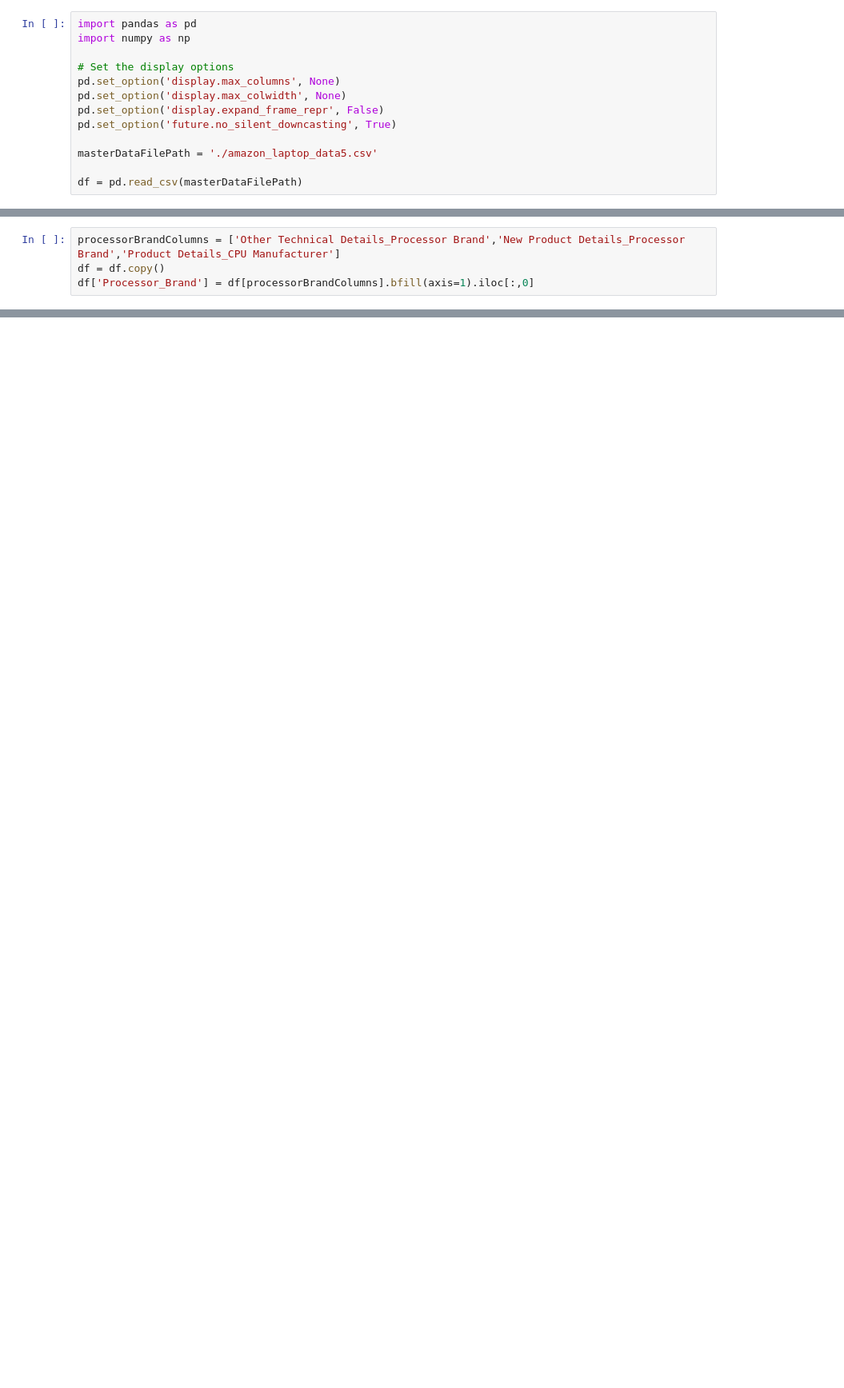
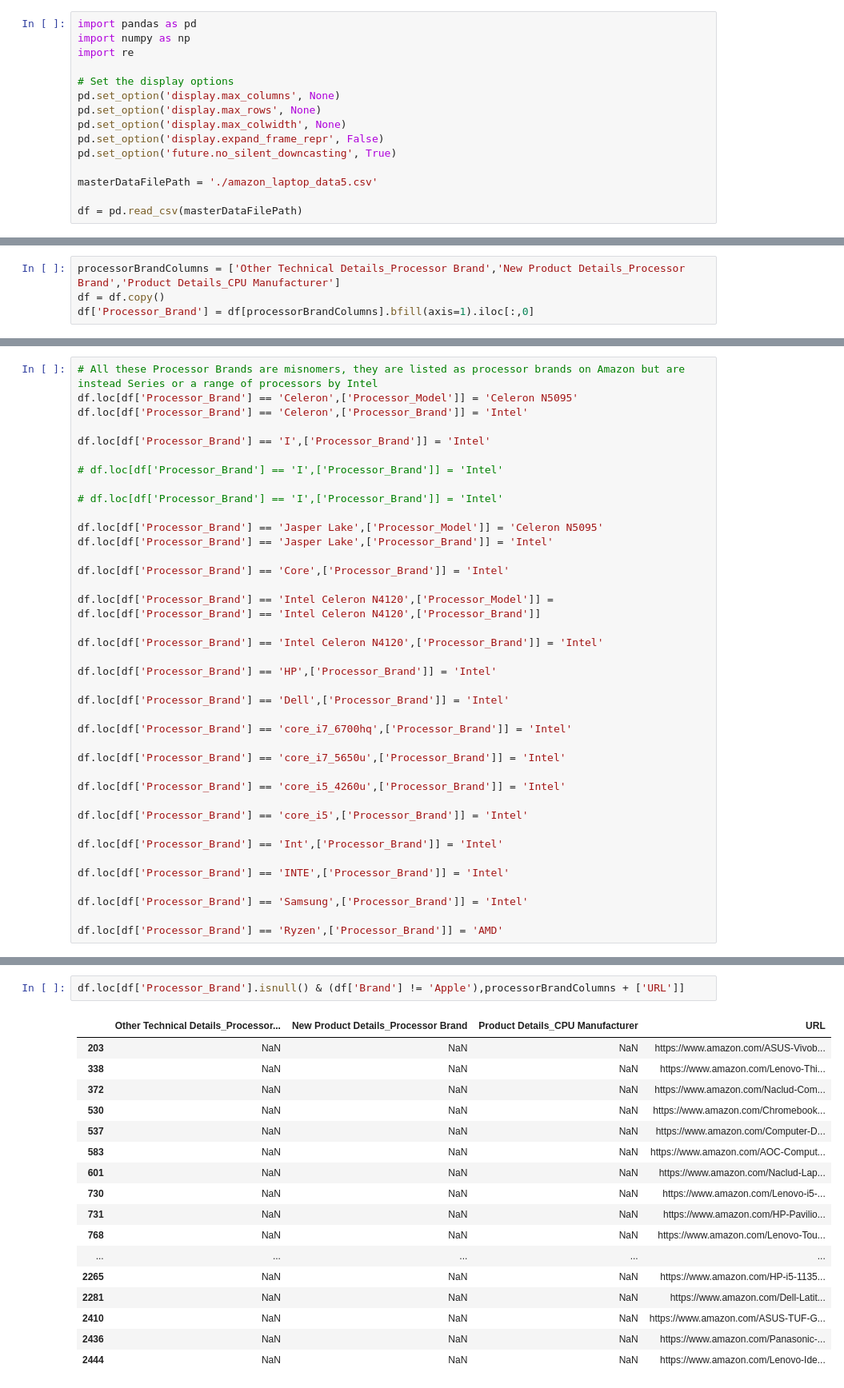
Before and after one commit to VaibhavSaran/CSE-587-PROJECT-LAPTRACK, a Jupyter notebook: Phase2/dataCollection/amazon/amazonCleaning.ipynb, the cells around one changed output, grey strips where cells are left out. Shown at 80% size. Drawn from its saved outputs; the diff is of its cells as text; blank space fills up the shorter version.

```diff
--- a/Phase2/dataCollection/amazon/amazonCleaning.ipynb
+++ b/Phase2/dataCollection/amazon/amazonCleaning.ipynb
@@ -1,9 +1,11 @@
 # %%
 import pandas as pd
 import numpy as np
+import re
 
 # Set the display options
 pd.set_option('display.max_columns', None)
+pd.set_option('display.max_rows', None)
 pd.set_option('display.max_colwidth', None)
 pd.set_option('display.expand_frame_repr', False)
 pd.set_option('future.no_silent_downcasting', True)
@@ -63,0 +164,39 @@ df['Processor_Brand'] = df[processorBrandColumns].bfill(axis=1).iloc[:,0]
+# %%
+# All these Processor Brands are misnomers, they are listed as processor brands on Amazon but are instead Series or a range of processors by Intel
+df.loc[df['Processor_Brand'] == 'Celeron',['Processor_Model']] = 'Celeron N5095'
+df.loc[df['Processor_Brand'] == 'Celeron',['Processor_Brand']] = 'Intel'
+
+df.loc[df['Processor_Brand'] == 'I',['Processor_Brand']] = 'Intel'
+
+# df.loc[df['Processor_Brand'] == 'I',['Processor_Brand']] = 'Intel'
+
+# df.loc[df['Processor_Brand'] == 'I',['Processor_Brand']] = 'Intel'
+
+df.loc[df['Processor_Brand'] == 'Jasper Lake',['Processor_Model']] = 'Celeron N5095'
+df.loc[df['Processor_Brand'] == 'Jasper Lake',['Processor_Brand']] = 'Intel'
+
+df.loc[df['Processor_Brand'] == 'Core',['Processor_Brand']] = 'Intel'
+
+df.loc[df['Processor_Brand'] == 'Intel Celeron N4120',['Processor_Model']] = df.loc[df['Processor_Brand'] == 'Intel Celeron N4120',['Processor_Brand']]
+
+df.loc[df['Processor_Brand'] == 'Intel Celeron N4120',['Processor_Brand']] = 'Intel'
+
+df.loc[df['Processor_Brand'] == 'HP',['Processor_Brand']] = 'Intel'
+
+df.loc[df['Processor_Brand'] == 'Dell',['Processor_Brand']] = 'Intel'
+
+df.loc[df['Processor_Brand'] == 'core_i7_6700hq',['Processor_Brand']] = 'Intel'
+
+df.loc[df['Processor_Brand'] == 'core_i7_5650u',['Processor_Brand']] = 'Intel'
+
+df.loc[df['Processor_Brand'] == 'core_i5_4260u',['Processor_Brand']] = 'Intel'
+
+df.loc[df['Processor_Brand'] == 'core_i5',['Processor_Brand']] = 'Intel'
+
+df.loc[df['Processor_Brand'] == 'Int',['Processor_Brand']] = 'Intel'
+
+df.loc[df['Processor_Brand'] == 'INTE',['Processor_Brand']] = 'Intel'
+
+df.loc[df['Processor_Brand'] == 'Samsung',['Processor_Brand']] = 'Intel'
+
+df.loc[df['Processor_Brand'] == 'Ryzen',['Processor_Brand']] = 'AMD'
@@ -64,2 +212,22 @@ df['Processor_Brand'] = df[processorBrandColumns].bfill(axis=1).iloc[:,0]
+# %%
+df.loc[df['Processor_Brand'].isnull() & (df['Brand'] != 'Apple'),processorBrandColumns + ['URL']]
+# %% [output]
+|  | Other Technical Details_Processor... | New Product Details_Processor Brand | Product Details_CPU Manufacturer | URL |
+| 203 | NaN | NaN | NaN | https://www.amazon.com/ASUS-Vivob... |
+| 338 | NaN | NaN | NaN | https://www.amazon.com/Lenovo-Thi... |
+| 372 | NaN | NaN | NaN | https://www.amazon.com/Naclud-Com... |
+| 530 | NaN | NaN | NaN | https://www.amazon.com/Chromebook... |
+| 537 | NaN | NaN | NaN | https://www.amazon.com/Computer-D... |
+| 583 | NaN | NaN | NaN | https://www.amazon.com/AOC-Comput... |
+| 601 | NaN | NaN | NaN | https://www.amazon.com/Naclud-Lap... |
+| 730 | NaN | NaN | NaN | https://www.amazon.com/Lenovo-i5-... |
+| 731 | NaN | NaN | NaN | https://www.amazon.com/HP-Pavilio... |
+| 768 | NaN | NaN | NaN | https://www.amazon.com/Lenovo-Tou... |
+| ... | ... | ... | ... | ... |
+| 2265 | NaN | NaN | NaN | https://www.amazon.com/HP-i5-1135... |
+| 2281 | NaN | NaN | NaN | https://www.amazon.com/Dell-Latit... |
+| 2410 | NaN | NaN | NaN | https://www.amazon.com/ASUS-TUF-G... |
+| 2436 | NaN | NaN | NaN | https://www.amazon.com/Panasonic-... |
+| 2444 | NaN | NaN | NaN | https://www.amazon.com/Lenovo-Ide... |
 # %%
 # For Processor Model
```
Also changed, not shown: parts of 92 cells of this notebook, 7 other files.
